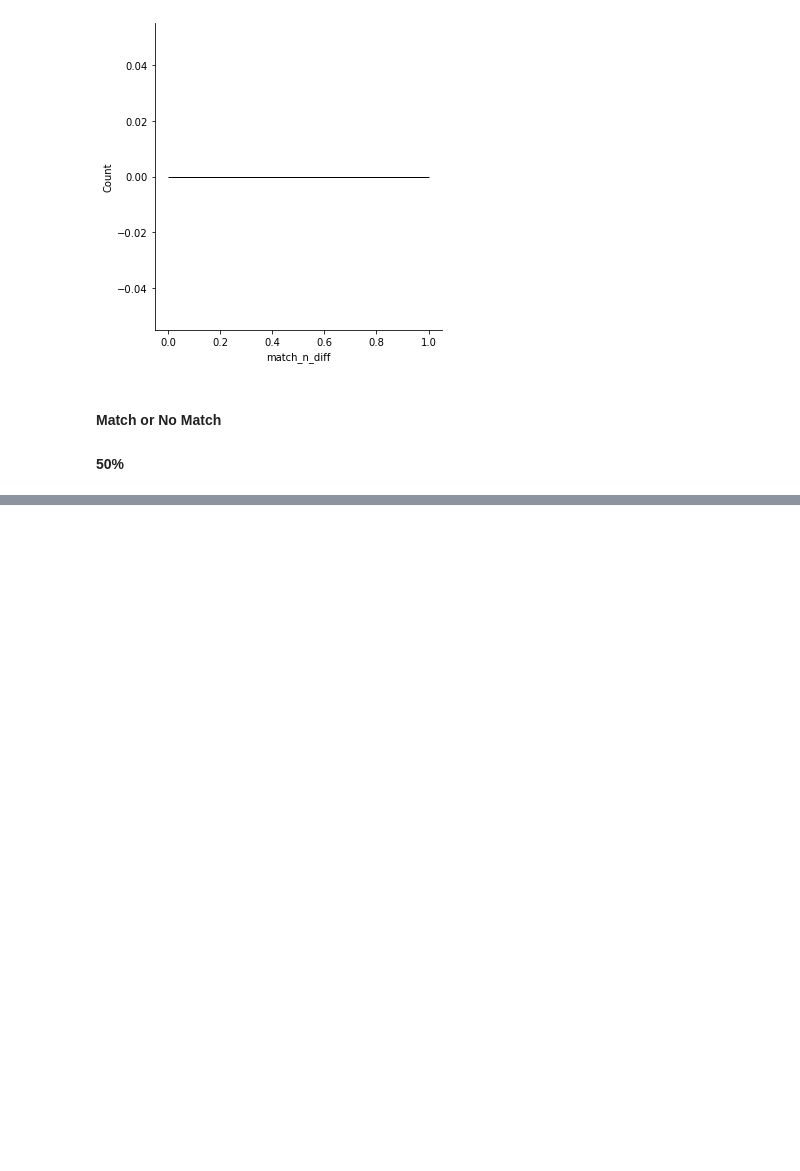
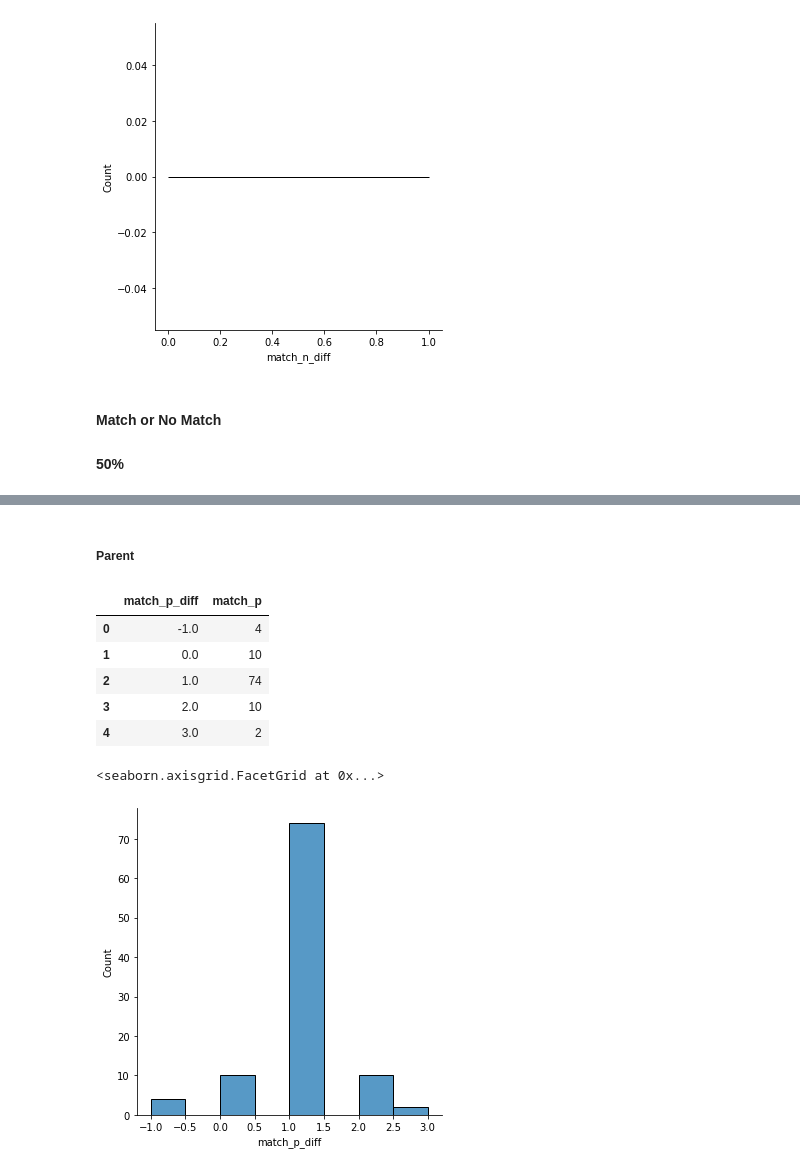
Before and after one commit to TheSameerAhmed/anger-detection-ml, a Jupyter notebook: IOE_script.ipynb, the cells around one changed output, grey strips where cells are left out. Saved outputs shown, nothing was run; the diff lists cells and outputs as text; code cells hidden in the pictures; blank space fills up the shorter version.

```diff
--- a/IOE_script.ipynb
+++ b/IOE_script.ipynb
@@ -750,0 +1068,15 @@ Noisy IOE: 0.0
+# %% [markdown]
+##### Parent
+# %%
+temp = df_merged.groupby('match_p_diff')['match_p'].count().reset_index()
+display(temp)
+display (sns.displot(df_merged['match_p_diff']))
+# %% [output]
+|  | match_p_diff | match_p |
+| 0 | -1.0 | 4 |
+| 1 | 0.0 | 10 |
+| 2 | 1.0 | 74 |
+| 3 | 2.0 | 10 |
+| 4 | 3.0 | 2 |
+<seaborn.axisgrid.FacetGrid at 0x...>
+[figure, added]
```
Also changed, not shown: parts of 201 cells of this notebook, 1 other file.
